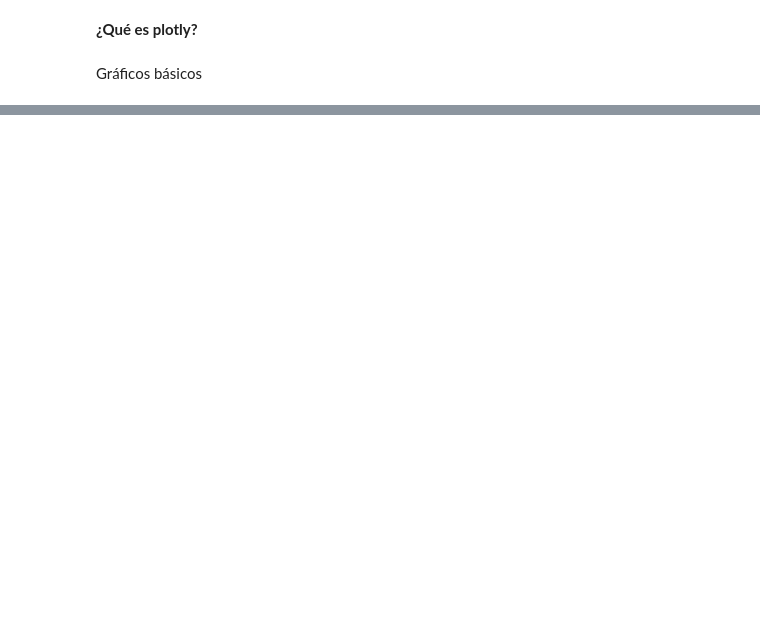
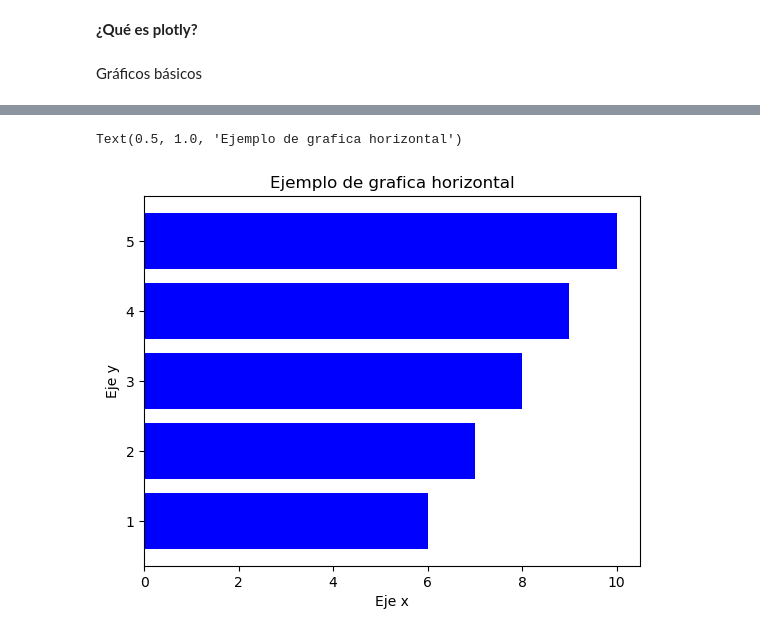
Before and after one commit to CdeCMx-org/curso_python, a Jupyter notebook: Gráficas con plotly.ipynb, the cells around one changed output, grey strips where cells are left out. Cells and saved outputs as stored; diff of their text form; code cells hidden in the pictures; blank space fills up the shorter version.

```diff
--- a/Gráficas con plotly.ipynb
+++ b/Gráficas con plotly.ipynb
@@ -13,0 +62,15 @@ fig.show()
+# %%
+x = [1,2,3,4,5]
+y = [6,7,8,9,10]
+
+plt.rcdefaults()
+fig, ax = plt.subplots()
+
+y_pos = x
+ax.barh(x,y,color='blue')
+ax.set_ylabel('Eje y')
+ax.set_xlabel('Eje x')
+ax.set_title('Ejemplo de grafica horizontal')
+# %% [output]
+Text(0.5, 1.0, 'Ejemplo de grafica horizontal')
+[figure, added]
```
Also changed, not shown: parts of 10 cells of this notebook.
